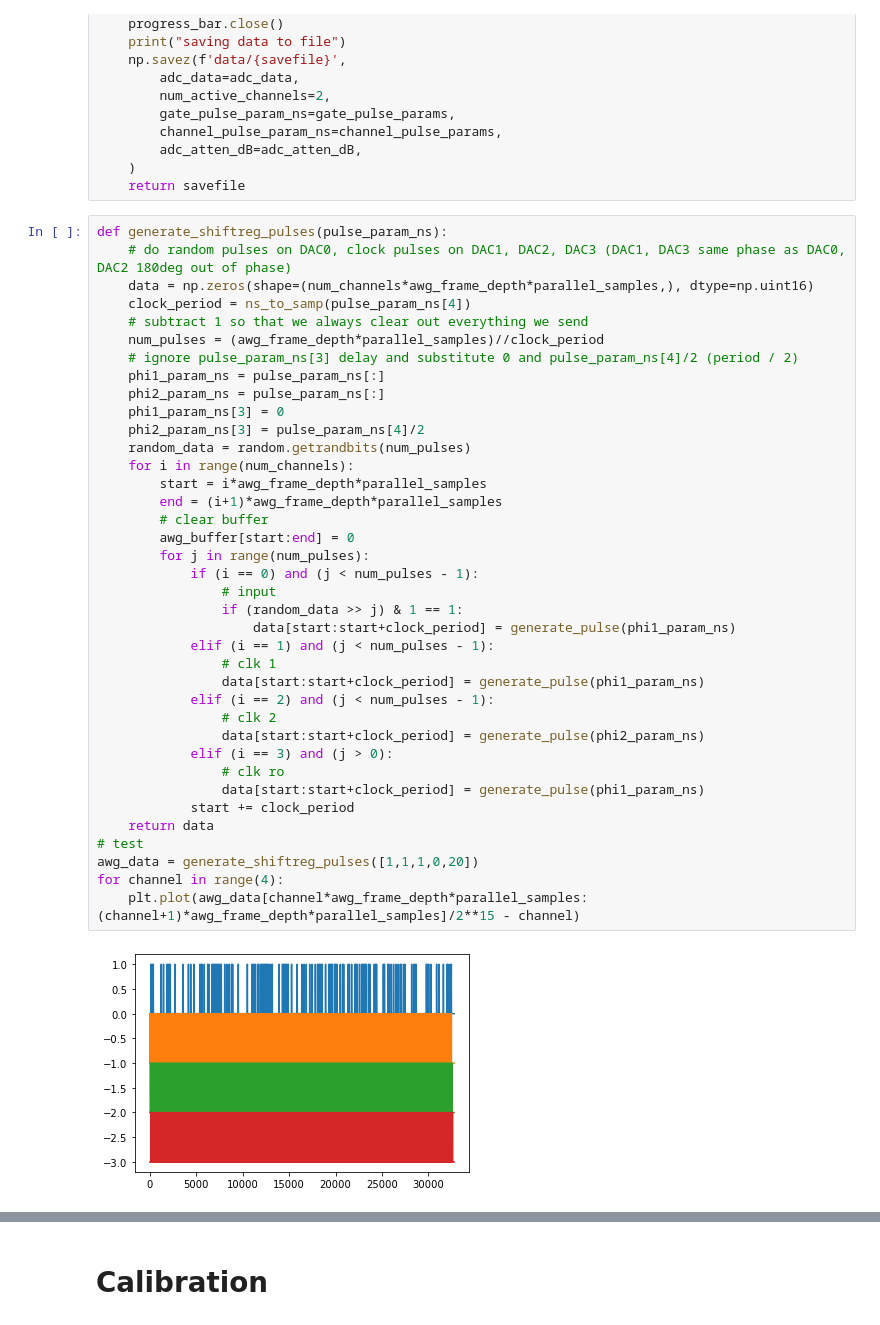
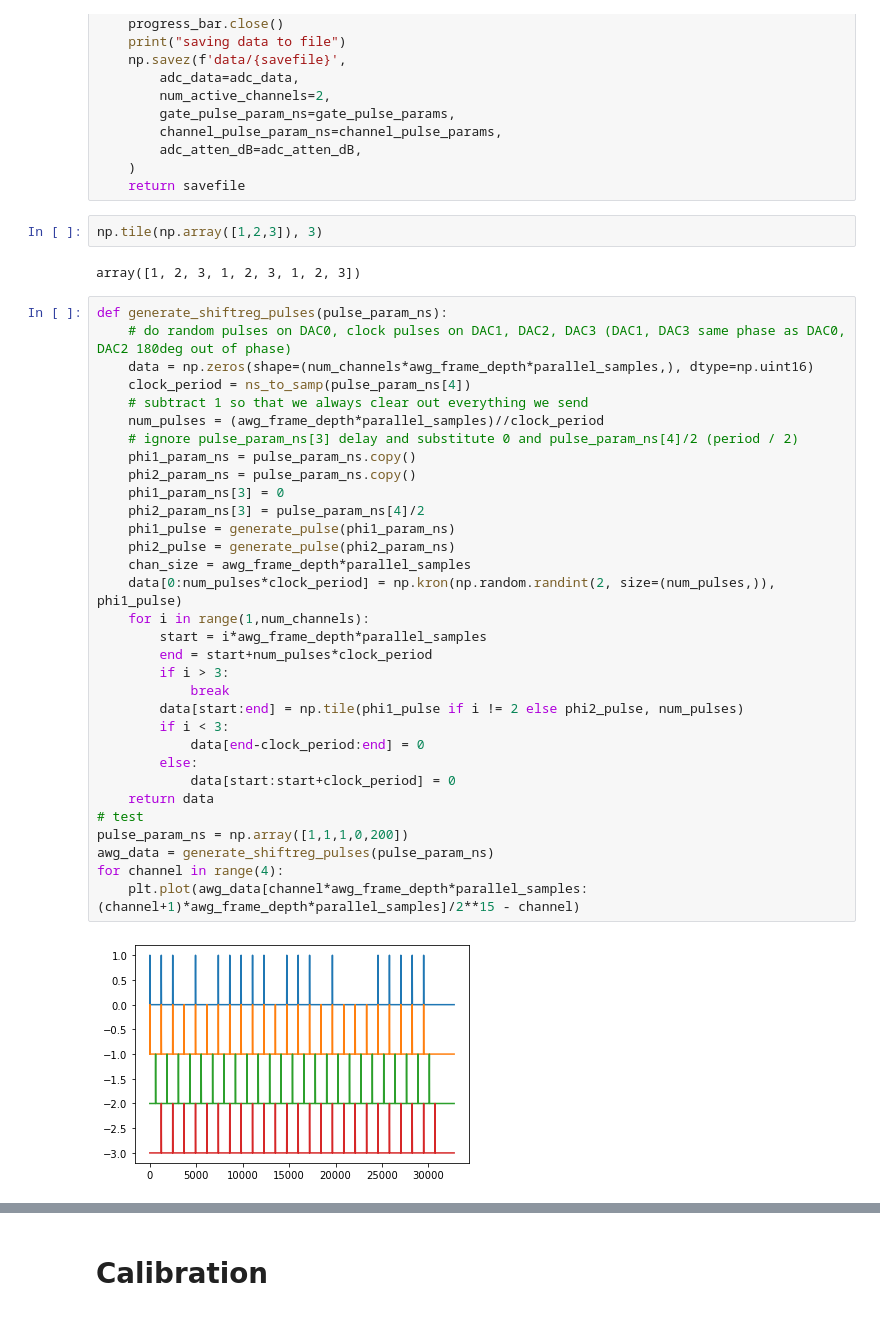
Before and after one commit to qnngroup/rfsoc_daq, a Jupyter notebook: pynq/rfsoc_daq.ipynb, the cells around one changed output, grey strips where cells are left out. Cells and saved outputs as stored; diff of their text form.

```diff
--- a/pynq/rfsoc_daq.ipynb
+++ b/pynq/rfsoc_daq.ipynb
@@ -555,46 +560,44 @@ def sweep_single_ntron_pulse_test(device, vg_sweep, vch_sweep, tperiod_sweep, th
         adc_atten_dB=adc_atten_dB,
     )
     return savefile
+# %%
+np.tile(np.array([1,2,3]), 3)
+# %% [output]
+array([1, 2, 3, 1, 2, 3, 1, 2, 3])
 # %%
 def generate_shiftreg_pulses(pulse_param_ns):
     # do random pulses on DAC0, clock pulses on DAC1, DAC2, DAC3 (DAC1, DAC3 same phase as DAC0, DAC2 180deg out of phase)
     data = np.zeros(shape=(num_channels*awg_frame_depth*parallel_samples,), dtype=np.uint16)
     clock_period = ns_to_samp(pulse_param_ns[4])
     # subtract 1 so that we always clear out everything we send
     num_pulses = (awg_frame_depth*parallel_samples)//clock_period
     # ignore pulse_param_ns[3] delay and substitute 0 and pulse_param_ns[4]/2 (period / 2)
-    phi1_param_ns = pulse_param_ns[:]
-    phi2_param_ns = pulse_param_ns[:]
+    phi1_param_ns = pulse_param_ns.copy()
+    phi2_param_ns = pulse_param_ns.copy()
     phi1_param_ns[3] = 0
     phi2_param_ns[3] = pulse_param_ns[4]/2
-    random_data = random.getrandbits(num_pulses)
-    for i in range(num_channels):
+    phi1_pulse = generate_pulse(phi1_param_ns)
+    phi2_pulse = generate_pulse(phi2_param_ns)
+    chan_size = awg_frame_depth*parallel_samples
+    data[0:num_pulses*clock_period] = np.kron(np.random.randint(2, size=(num_pulses,)), phi1_pulse)
+    for i in range(1,num_channels):
         start = i*awg_frame_depth*parallel_samples
-        end = (i+1)*awg_frame_depth*parallel_samples
-        # clear buffer
-        awg_buffer[start:end] = 0
-        for j in range(num_pulses):
-            if (i == 0) and (j < num_pulses - 1):
-                # input
-                if (random_data >> j) & 1 == 1:
-                    data[start:start+clock_period] = generate_pulse(phi1_param_ns)
-            elif (i == 1) and (j < num_pulses - 1):
-                # clk 1
-                data[start:start+clock_period] = generate_pulse(phi1_param_ns)
-            elif (i == 2) and (j < num_pulses - 1):
-                # clk 2
-                data[start:start+clock_period] = generate_pulse(phi2_param_ns)
-            elif (i == 3) and (j > 0):
-                # clk ro
-                data[start:start+clock_period] = generate_pulse(phi1_param_ns)
-            start += clock_period
+        end = start+num_pulses*clock_period
+        if i > 3:
+            break
+        data[start:end] = np.tile(phi1_pulse if i != 2 else phi2_pulse, num_pulses)
+        if i < 3:
+            data[end-clock_period:end] = 0
+        else:
+            data[start:start+clock_period] = 0
     return data
 # test
-awg_data = generate_shiftreg_pulses([1,1,1,0,20])
+pulse_param_ns = np.array([1,1,1,0,200])
+awg_data = generate_shiftreg_pulses(pulse_param_ns)
 for channel in range(4):
     plt.plot(awg_data[channel*awg_frame_depth*parallel_samples:(channel+1)*awg_frame_depth*parallel_samples]/2**15 - channel)
 # %% [output]
-[figure, old version]
+[figure, new version]
 # %%
 def single_shiftreg_measurement(expt_name, pulse_param_ns, input_mV, clk1_mV, clk2_mV, clkro_mV, adc_atten_dB):
     device_name = f'SPG717_single_{expt_name}'
```
Also changed, not shown: parts of 11 cells of this notebook, 1 other file.
